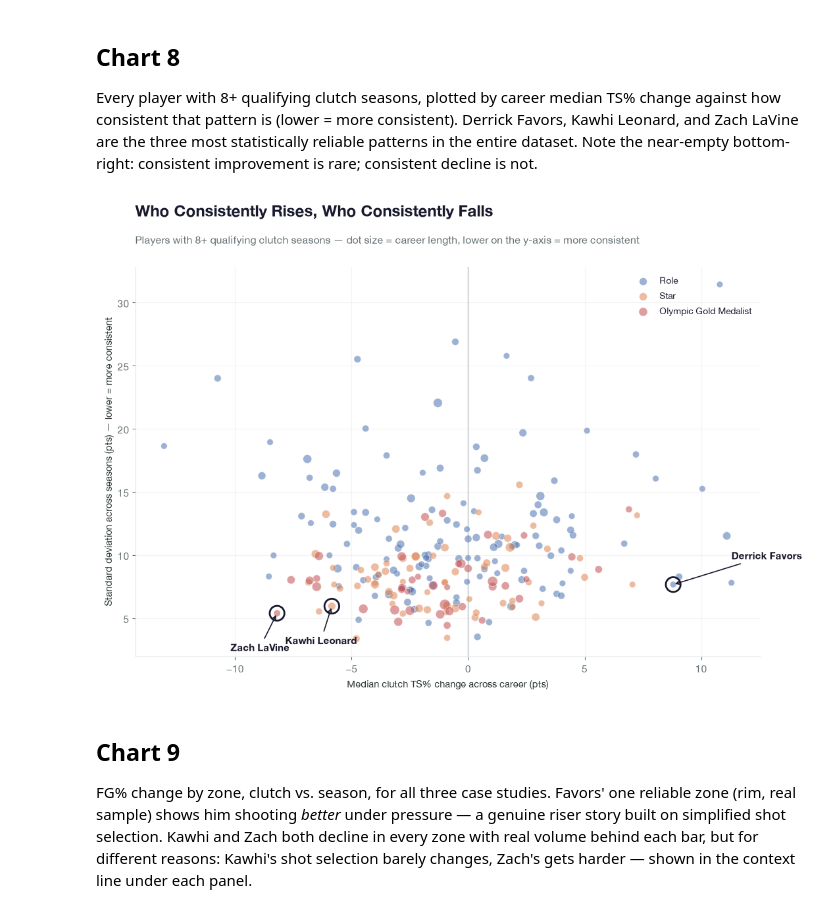
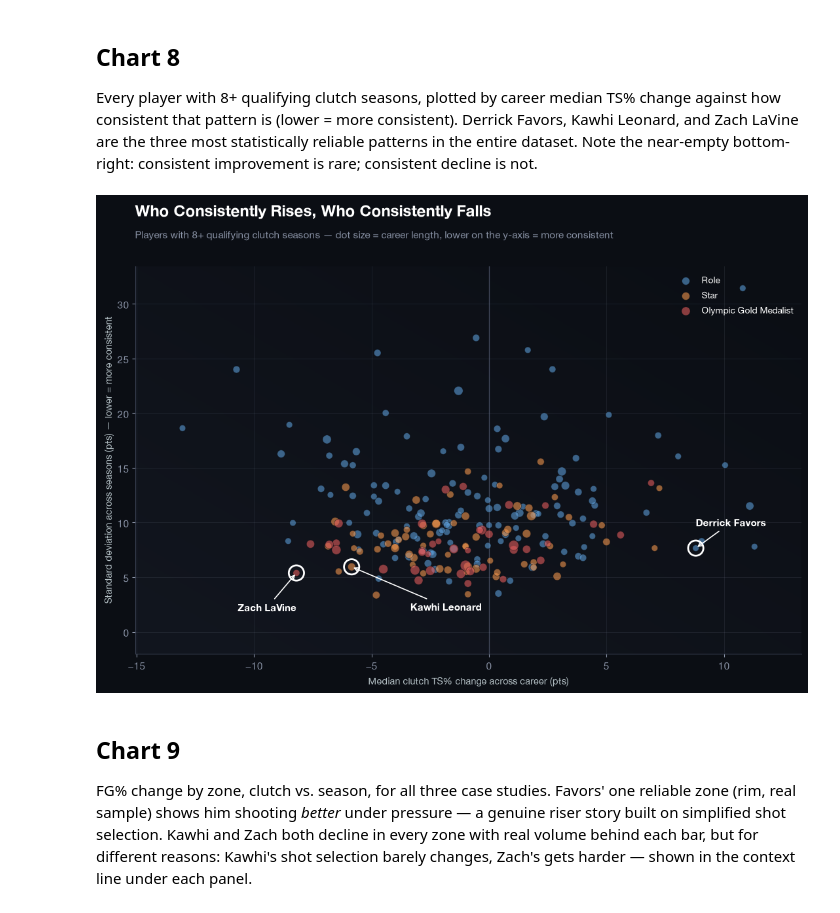
Before and after one commit to DanielBubalo/nba-clutch-reputation-data, a Jupyter notebook: nba_demo_test.ipynb, the cells around one changed output. Cells and saved outputs as stored; diff of their text form; code cells hidden in the pictures.

```diff
--- a/nba_demo_test.ipynb
+++ b/nba_demo_test.ipynb
@@ -1013,0 +1121,3 @@ January 16, 2020
+# %%
+team_def_ratings['TEAM_ABBREVIATION'] = team_def_ratings['TEAM_NAME'].map(team_lookup)
+print(f"Unmapped: {team_def_ratings[team_def_ratings['TEAM_ABBREVIATION'].isna()]['TEAM_NAME'].unique()}")
@@ -1013,0 +1168,8 @@ January 16, 2020
+# %%
+best_worst_games = {}
+for name in case_players:
+    sub = game_clutch_filtered[game_clutch_filtered['PLAYER_NAME'] == name]
+    best_worst_games[name] = {
+        'best': sub.loc[sub['makes_above_expected'].idxmax()],
+        'worst': sub.loc[sub['makes_above_expected'].idxmin()],
+    }
@@ -1013,0 +1206,8 @@ January 16, 2020
+# %%
+for name in case_players:
+    sub = shots_with_opponent[shots_with_opponent['PLAYER_NAME'] == name].dropna(subset=['DEF_RATING'])
+    median_def = sub['DEF_RATING'].median()
+    tough_d = sub[sub['DEF_RATING'] < median_def]['SHOT_MADE_FLAG']
+    easy_d = sub[sub['DEF_RATING'] >= median_def]['SHOT_MADE_FLAG']
+    t, p = scipy_stats.ttest_ind(tough_d, easy_d, equal_var=False)
+    print(f"{name}: t={t:.2f}, p={p:.3f}  {'significant' if p < 0.05 else 'not significant'}")
@@ -1017,35 +1221,52 @@ January 16, 2020
 Every player with 8+ qualifying clutch seasons, plotted by career median TS% change against how consistent that pattern is (lower = more consistent). Derrick Favors, Kawhi Leonard, and Zach LaVine are the three most statistically reliable patterns in the entire dataset. Note the near-empty bottom-right: consistent improvement is rare; consistent decline is not.
 # %%
 fig, ax = plt.subplots(figsize=(11, 7.5))
+fig.patch.set_facecolor('#0B0E14')
+ax.set_facecolor('#0B0E14')
+
+# Subtle diagonal gradient background
+xx, yy = np.meshgrid(np.linspace(0, 1, 300), np.linspace(0, 1, 300))
+grad = (xx + yy) / 2
+bg_cmap = LinearSegmentedColormap.from_list('bgglow', ['#12161F', '#0B0E14'])
+x_min, x_max = consistent['median_ts_delta'].min()*100 - 2, consistent['median_ts_delta'].max()*100 + 2
+y_min, y_max = -2, consistent['std_ts_delta'].max()*100 + 2
+ax.imshow(grad, extent=[x_min, x_max, y_min, y_max], origin='lower', cmap=bg_cmap, aspect='auto', zorder=0)
 
 for tier in tier_order:
     sub = consistent[consistent['group'] == tier]
     ax.scatter(sub['median_ts_delta']*100, sub['std_ts_delta']*100,
-               s=sub['n_seasons']*6, color=tier_colors[tier], alpha=0.55,
-               edgecolor='white', linewidth=0.6, label=tier)
+               s=sub['n_seasons']*6, color=scoreboard_colors[tier], alpha=0.6,
+               edgecolor='#0B0E14', linewidth=0.5, label=tier, zorder=2)
 
-ax.axvline(0, color='#B2BEC3', linewidth=1, zorder=0)
+ax.axvline(0, color='#3A4152', linewidth=1, zorder=1)
 
-callouts = [('Derrick Favors', 2.5, 2), ('Kawhi Leonard', -2, -3), ('Zach LaVine', -2, -3)]
+callouts = [('Derrick Favors', 0, 2), ('Kawhi Leonard', 2.5, -4.0), ('Zach LaVine', -2.5, -3.5)]
 for name, dx, dy in callouts:
     row = consistent[consistent['PLAYER_NAME'] == name].iloc[0]
     x, y = row['median_ts_delta']*100, row['std_ts_delta']*100
-    ax.scatter([x], [y], s=260, facecolor='none', edgecolor='#1A1A2E', linewidth=2, zorder=5)
-    ax.annotate(name, (x, y), xytext=(x+dx, y+dy), fontsize=10.5, fontweight='bold', color='#1A1A2E',
-                arrowprops=dict(arrowstyle='->', color='#1A1A2E', linewidth=1.2))
+    ax.scatter([x], [y], s=280, facecolor='none', edgecolor='white', linewidth=2, zorder=5)
+    ax.annotate(name, (x, y), xytext=(x+dx, y+dy), fontsize=10.5, fontweight='bold', color='white',
+                arrowprops=dict(arrowstyle='->', color='white', linewidth=1.2), zorder=6)
 
-ax.set_xlabel('Median clutch TS% change across career (pts)', fontsize=10.5)
-ax.set_ylabel('Standard deviation across seasons (pts) — lower = more consistent', fontsize=10.5)
+ax.set_xlim(x_min, x_max)
+ax.set_ylim(y_min, y_max)
+ax.set_xlabel('Median clutch TS% change across career (pts)', fontsize=10.5, color='#B2BEC3')
+ax.set_ylabel('Standard deviation across seasons (pts) — lower = more consistent', fontsize=10.5, color='#B2BEC3')
+ax.tick_params(colors='#8A93A6')
 ax.spines[['top', 'right']].set_visible(False)
-ax.grid(alpha=0.15)
-ax.legend(loc='upper right', frameon=False, fontsize=10)
+ax.spines[['left', 'bottom']].set_color('#3A4152')
+ax.grid(alpha=0.12, color='#8A93A6')
+ax.legend(loc='upper right', frameon=False, fontsize=10, labelcolor='white')
 
-add_titles(fig, 'Who Consistently Rises, Who Consistently Falls',
-           'Players with 8+ qualifying clutch seasons — dot size = career length, lower on the y-axis = more consistent')
+fig.text(0.06, 0.98, 'Who Consistently Rises, Who Consistently Falls', fontsize=17,
+          fontweight='bold', color='white', ha='left')
+fig.text(0.06, 0.935, 'Players with 8+ qualifying clutch seasons — dot size = career length, lower on the y-axis = more consistent',
+          fontsize=11, color='#8A93A6', ha='left')
+
 plt.tight_layout(rect=[0, 0, 1, 0.9])
 plt.show()
 # %% [output]
-[figure, old version]
+[figure, new version]
 # %% [markdown]
 ## Chart 9
 
```
Also changed, not shown: parts of 43 cells of this notebook, 3 other files.
